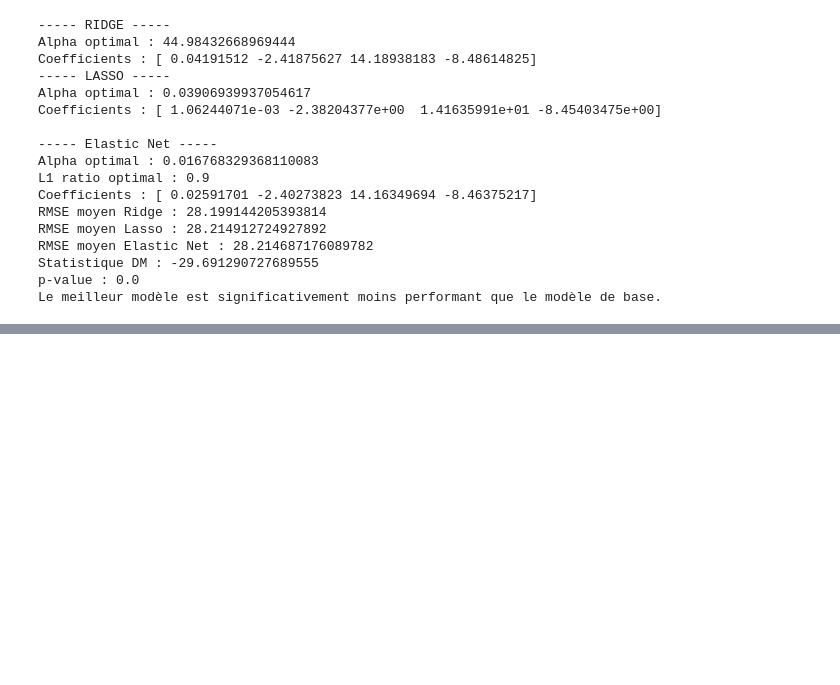
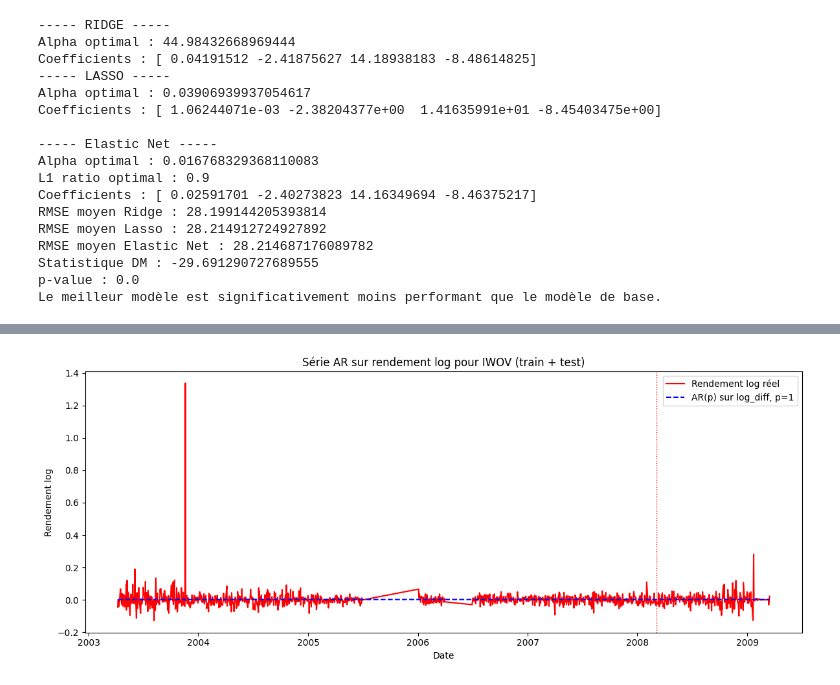
Before and after one commit to GabrielGen02/MATH_60231_Devoir, a Jupyter notebook: Devoir_2_Code_Gab.ipynb, the cells around one changed output, grey strips where cells are left out. Drawn from its saved outputs; the diff is of its cells as text; code cells hidden in the pictures; blank space fills up the shorter version.

```diff
--- a/Devoir_2_Code_Gab.ipynb
+++ b/Devoir_2_Code_Gab.ipynb
@@ -911,0 +1242,90 @@ Le meilleur modèle est significativement moins performant que le modèle de bas
+# %%
+# réestimation du modèle AIC avec variable stationaire
+# Copier le DataFrame
+df_stationnaire = df_4.copy()
+
+# Calculer la différence logarithmique par ticker (rendement log)
+df_stationnaire['log_diff'] = df_stationnaire.groupby('ticker')['prix'].transform(lambda x: np.log(x).diff())
+
+# Supprimer les NaN résultant du diff
+df_stationnaire = df_stationnaire.dropna(subset=['log_diff']).reset_index(drop=True)
+
+# Vérifier le résultat
+df_stationnaire[['date', 'ticker', 'prix', 'log_diff']].head(10)
+df_4 = df_stationnaire
+
+# création du modèle
+serie = df_4[df_4['ticker'] == t].sort_values('date')['log_diff'].dropna().reset_index(drop=True)
+dates = df_4[df_4['ticker'] == t].sort_values('date')['date'].dropna().reset_index(drop=True)
+
+idx = np.where(tickers == t)[0][0]
+lag_aic = best_p_aic[idx]
+
+# --- Division train/test ---
+n_train = int(len(serie) * 0.8)
+train = serie[:n_train]
+test = serie[n_train:]
+dates_train = dates[:n_train]
+dates_test = dates[n_train:]
+
+# --- Stockage des meilleurs lags ---
+best_p_aic = []
+best_p_bic = []
+best_p_hqic = []
+
+# --- Estimation AR(p) pour chaque action ---
+for t in tickers:
+    serie = df_4[df_4['ticker'] == t]['prix'].dropna()
+
+    best_aic = best_bic = best_hqic = np.inf
+    best_order_aic = best_order_bic = best_order_hqic = 0
+
+    for p in range(1, max_lag + 1):
+        try:
+            model = AutoReg(serie, lags=p, old_names=False).fit()
+
+            if model.aic < best_aic:
+                best_aic = model.aic
+                best_order_aic = p
+
+            if model.bic < best_bic:
+                best_bic = model.bic
+                best_order_bic = p
+
+            if model.hqic < best_hqic:
+                best_hqic = model.hqic
+                best_order_hqic = p
+
+        except:
+            continue
+
+    best_p_aic.append(best_order_aic)
+    best_p_bic.append(best_order_bic)
+    best_p_hqic.append(best_order_hqic)
+
+# --- Résumé des résultats ---
+print("\n--- Nombre moyen de lags sélectionnés ---")
+print("AIC :", round(np.mean(best_p_aic),2))
+print("BIC :", round(np.mean(best_p_bic),2))
+print("HQIC:", round(np.mean(best_p_hqic),2))
+
+# --- Ajustement AR(p) sur train ---
+model_aic = AutoReg(train, lags=lag_aic, old_names=False).fit()
+
+# --- Prédictions sur train + test ---
+pred_aic_full = model_aic.predict(start=lag_aic, end=len(serie)-1)
+
+# --- Tracé ---
+plt.figure(figsize=(12,5))
+plt.plot(dates, serie, color='red', label='Rendement log réel')
+plt.plot(dates[lag_aic:], pred_aic_full, linestyle='--', color='blue', label=f'AR(p) sur log_diff, p={lag_aic}')
+plt.axvline(x=dates_test.iloc[0], color='red', linestyle=':', linewidth=1)
+plt.title(f"Série AR sur rendement log pour {t} (train + test)")
+plt.xlabel("Date")
+plt.ylabel("Rendement log")
+plt.legend()
+plt.grid(False)
+plt.tight_layout()
+plt.show()
+# %% [output]
+[figure, added]
```
Also changed, not shown: parts of 9 cells of this notebook.
